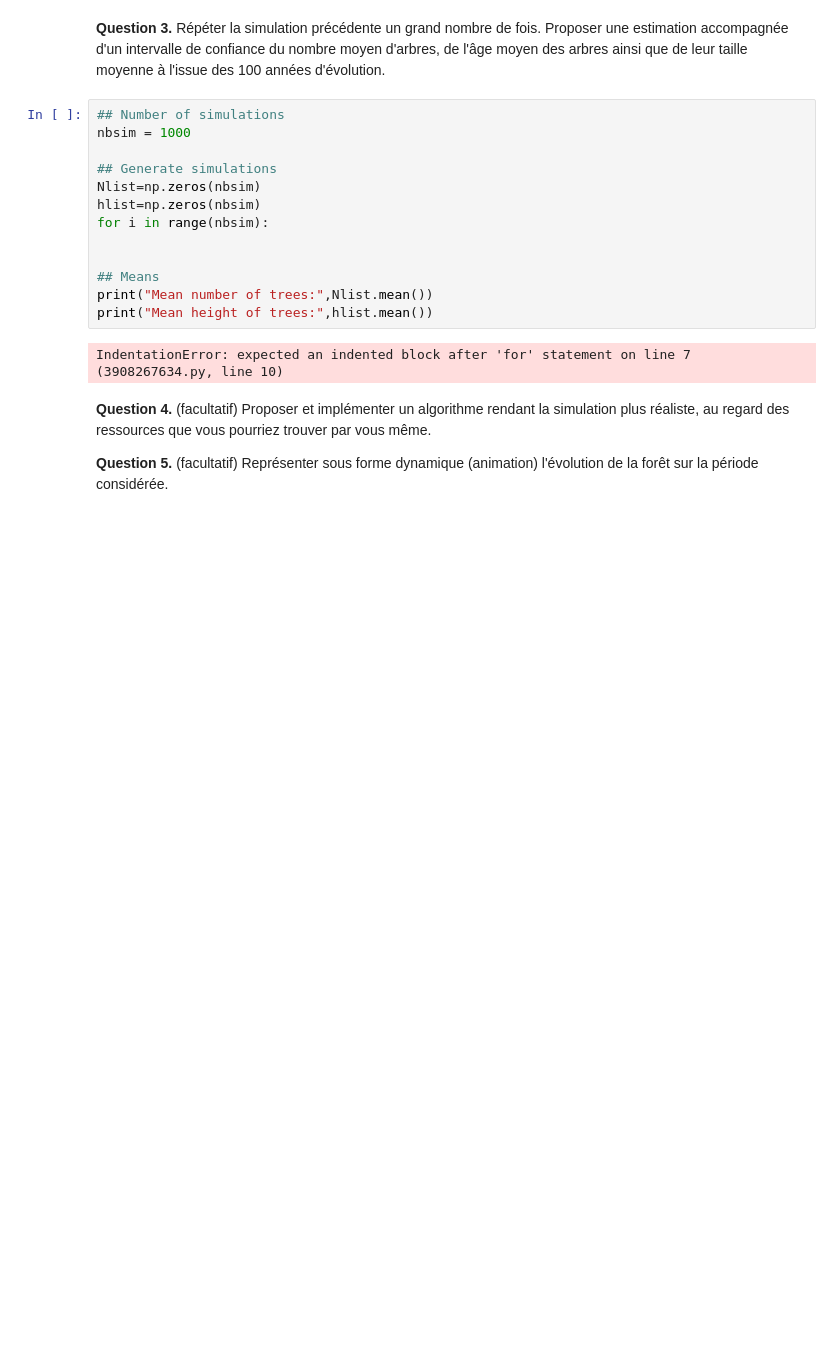
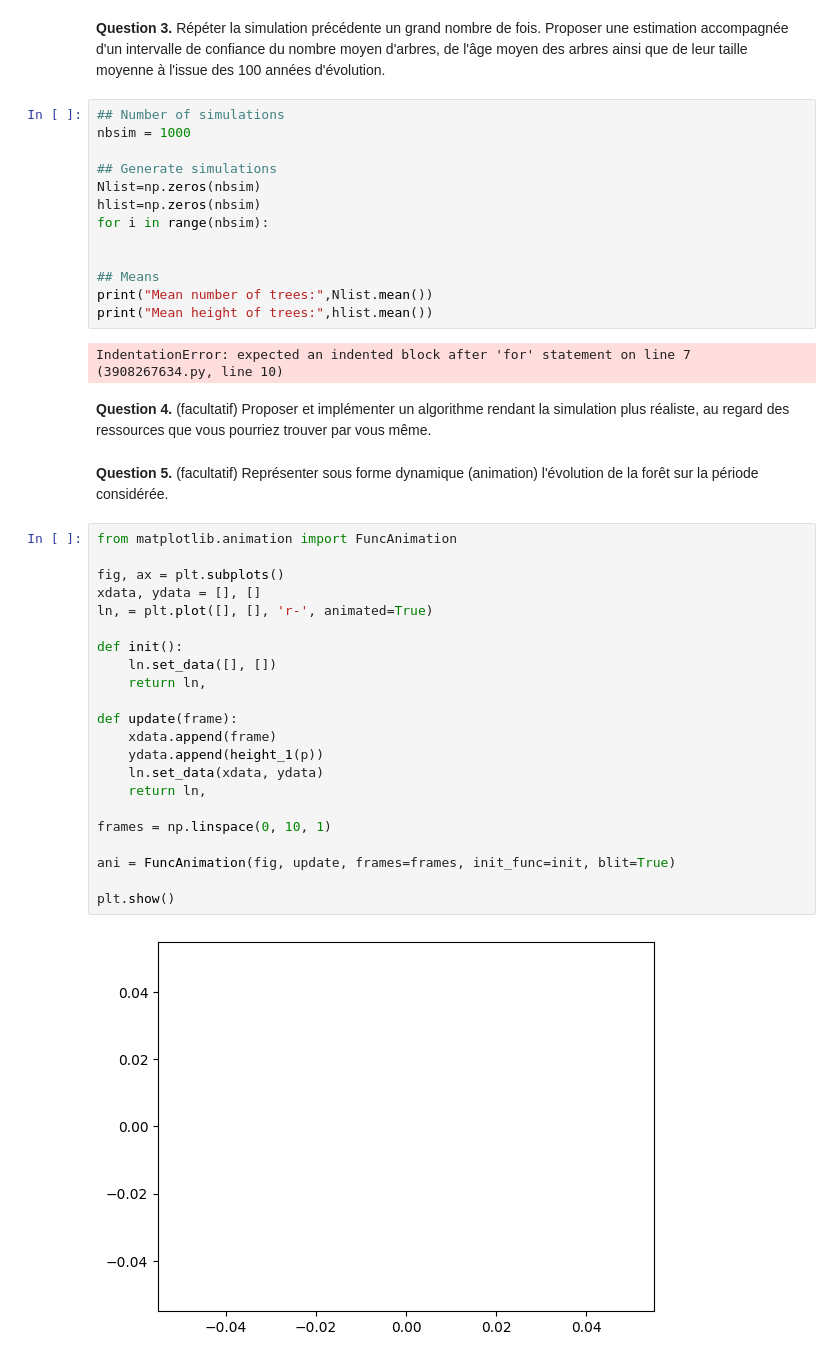
Before and after one commit to bonbonblond/Projet-info, a Jupyter notebook: Proba/Projet ProbabilitÃ©s.ipynb, the cells around one changed output. Cells and saved outputs as stored; diff of their text form; blank space fills up the shorter version.

```diff
--- a/Proba/Projet ProbabilitÃ©s.ipynb
+++ b/Proba/Projet ProbabilitÃ©s.ipynb
@@ -521,5 +521,29 @@ print("Mean height of trees:",hlist.mean())
 IndentationError: expected an indented block after 'for' statement on line 7 (3908267634.py, line 10)
 # %% [markdown]
 **Question 4.** (facultatif) Proposer et implémenter un algorithme rendant la simulation plus réaliste, au regard des ressources que vous pourriez trouver par vous même.
-
-**Question 5.** (facultatif) Représenter sous forme dynamique (animation) l'évolution de la forêt sur la période considérée.
+# %% [markdown]
+**Question 5.** (facultatif) Représenter sous forme dynamique (animation) l'évolution de la forêt sur la période considérée.
+# %%
+from matplotlib.animation import FuncAnimation
+
+fig, ax = plt.subplots()
+xdata, ydata = [], []
+ln, = plt.plot([], [], 'r-', animated=True)
+
+def init():
+    ln.set_data([], [])
+    return ln,
+
+def update(frame):
+    xdata.append(frame)
+    ydata.append(height_1(p))
+    ln.set_data(xdata, ydata)
+    return ln,
+
+frames = np.linspace(0, 10, 1)
+
+ani = FuncAnimation(fig, update, frames=frames, init_func=init, blit=True)
+
+plt.show()
+# %% [output]
+[figure, added]
```
Also changed, not shown: parts of 2 cells of this notebook, 1 other file.
